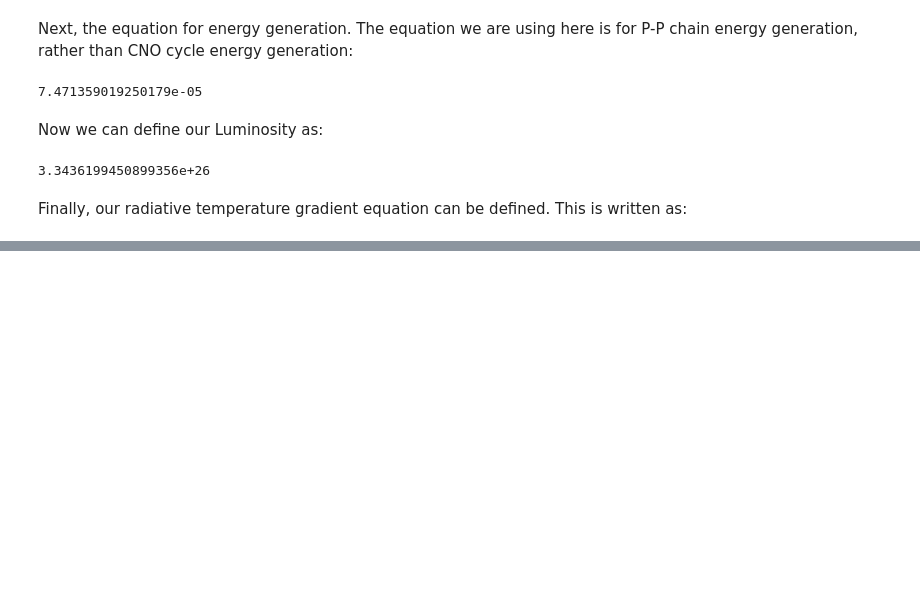
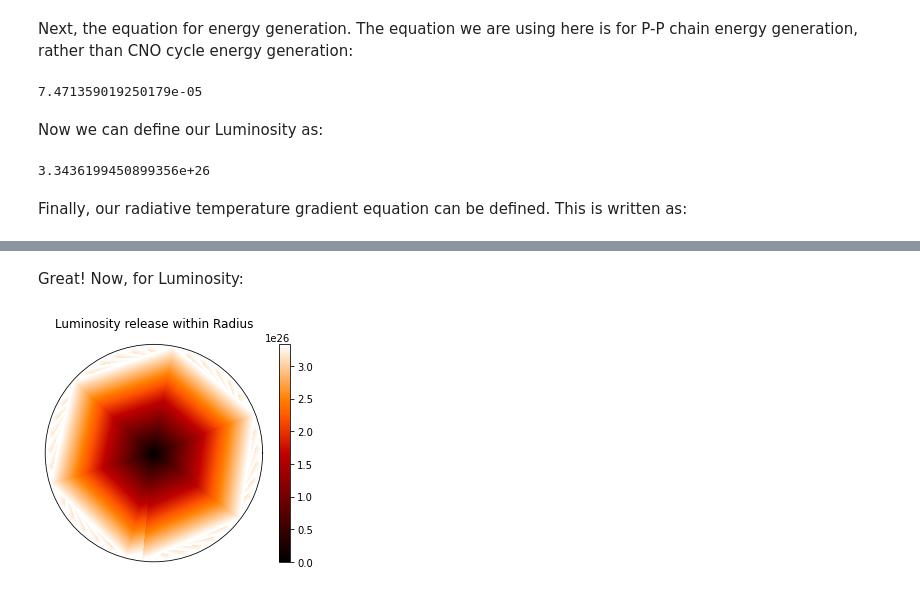
Before and after one commit to jercash/build_a_star_overcashFINAL, a Jupyter notebook: build_a_star_workshop_overcash.ipynb, the cells around one changed output, grey strips where cells are left out. Drawn from its saved outputs; the diff is of its cells as text; code cells hidden in the pictures; blank space fills up the shorter version.

```diff
--- a/build_a_star_workshop_overcash.ipynb
+++ b/build_a_star_workshop_overcash.ipynb
@@ -150,0 +185,23 @@ print(Trad(10))
+# %% [markdown]
+Great! Now, for Luminosity:
+# %%
+fig = plt.figure()
+
+x = np.linspace(0,R,1000)
+j = luminosity(x)
+lumin_con = np.linspace(luminosity(1),luminosity(R),360)
+rad = np.linspace(0, 2*pi, 360)
+y = np.linspace(0,R,1000)
+theta,r = np.meshgrid(rad,y)
+z = np.tile(lumin_con,(len(y),1))
+
+plt.subplot(projection="polar")
+plt.pcolormesh(r,theta,z,cmap='gist_heat')
+plt.grid()
+plt.xticks([])
+plt.yticks([])
+plt.colorbar()
+plt.title("Luminosity release within Radius")
+plt.show()
+# %% [output]
+[figure, added]
```
Also changed, not shown: parts of 15 cells of this notebook.
